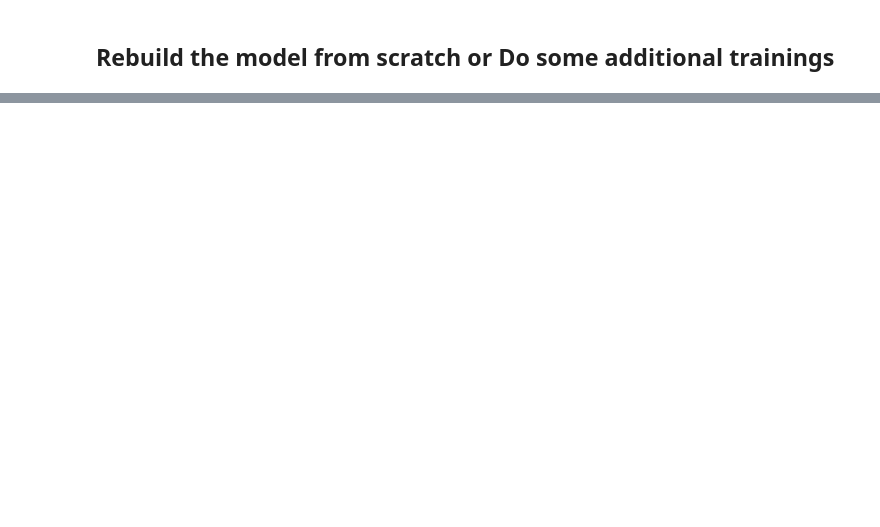
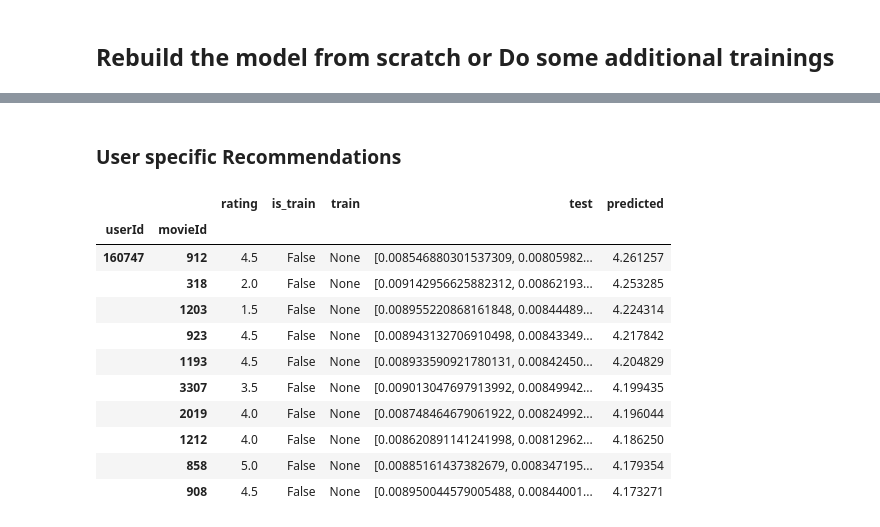
Before and after one commit to QiuyiWu/MovieRecommender, a Jupyter notebook: content_user_profile/run model.ipynb, the cells around one changed output, grey strips where cells are left out. Drawn from its saved outputs; the diff is of its cells as text; code cells hidden in the pictures; blank space fills up the shorter version.

```diff
--- a/content_user_profile/run model.ipynb
+++ b/content_user_profile/run model.ipynb
@@ -138,0 +95,24 @@ fig, ax = plot_results(new_results)
+# %% [markdown]
+### User specific Recommendations
+# %%
+sgd = joblib.load('./data/model_sgd_regressor.joblib')
+pipeline = ContentBasedModelPipeline(random_seed=423942340)
+# %%
+user_id = 160747
+df, (X_train, y_train, X_test, y_test) = pipeline.get_user_train_test(user_id)
+# %%
+df['predicted'] = sgd.predict(X_test)
+df.sort_values('predicted', ascending=False).head(10)
+# %% [output]
+|  |  | rating | is_train | train | test | predicted |
+| userId | movieId |  |  |  |  |  |
+| 160747 | 912 | 4.5 | False | None | [0.008546880301537309, 0.00805982... | 4.261257 |
+|  | 318 | 2.0 | False | None | [0.009142956625882312, 0.00862193... | 4.253285 |
+|  | 1203 | 1.5 | False | None | [0.008955220868161848, 0.00844489... | 4.224314 |
+|  | 923 | 4.5 | False | None | [0.008943132706910498, 0.00843349... | 4.217842 |
+|  | 1193 | 4.5 | False | None | [0.008933590921780131, 0.00842450... | 4.204829 |
+|  | 3307 | 3.5 | False | None | [0.009013047697913992, 0.00849942... | 4.199435 |
+|  | 2019 | 4.0 | False | None | [0.008748464679061922, 0.00824992... | 4.196044 |
+|  | 1212 | 4.0 | False | None | [0.008620891141241998, 0.00812962... | 4.186250 |
+|  | 858 | 5.0 | False | None | [0.00885161437382679, 0.008347195... | 4.179354 |
+|  | 908 | 4.5 | False | None | [0.008950044579005488, 0.00844001... | 4.173271 |
```
Also changed, not shown: parts of 11 cells of this notebook, 5 other files.
